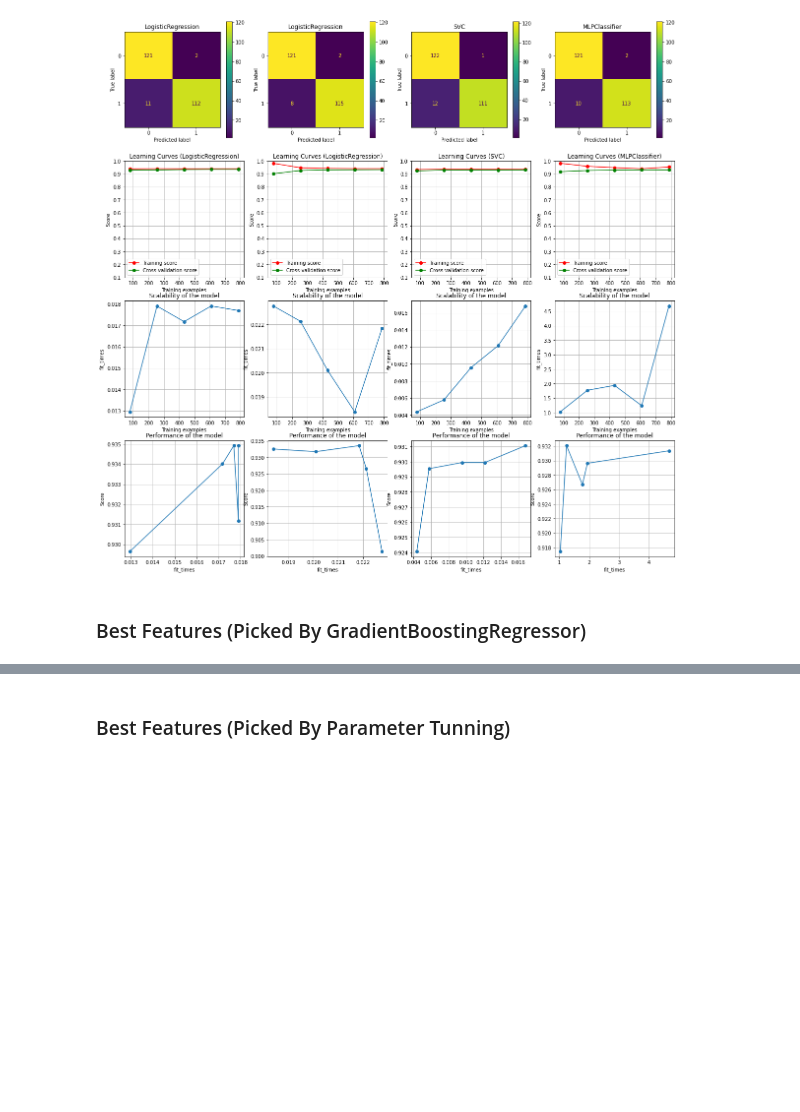
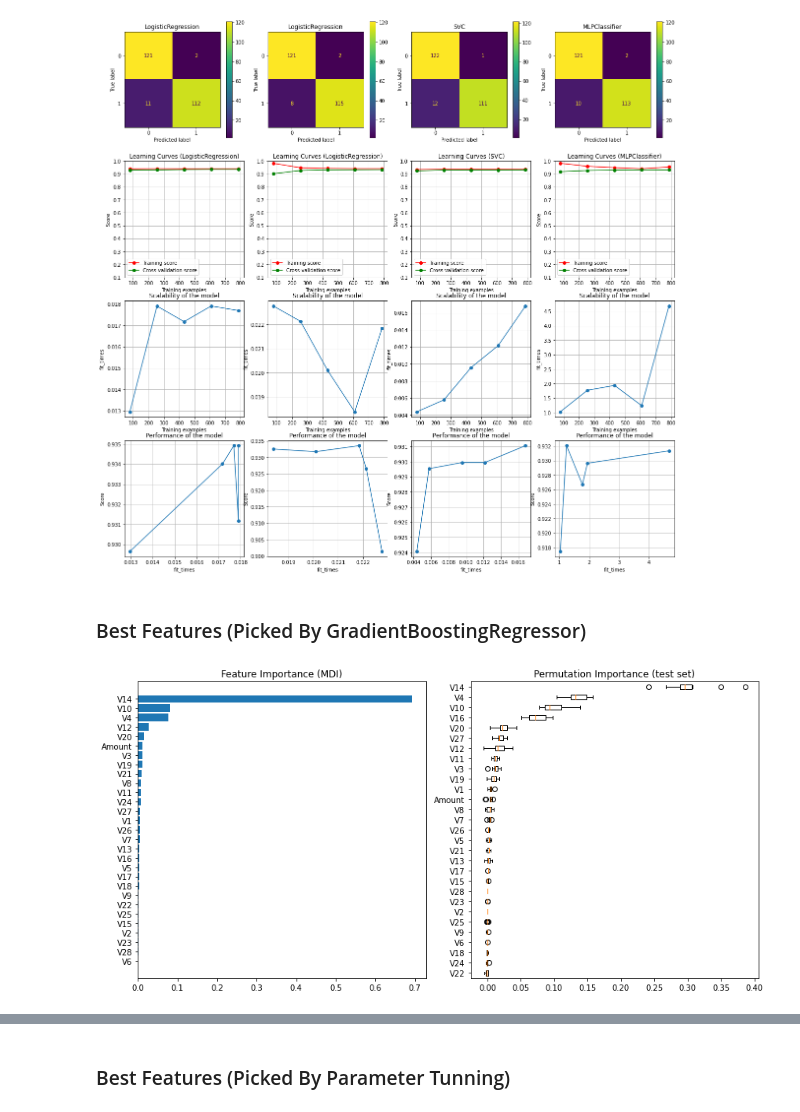
Before and after one commit to alexandreserras/Credit-Card-Fraud-Detection, a Jupyter notebook: Project.ipynb, the cells around one changed output, grey strips where cells are left out. Saved outputs shown, nothing was run; the diff lists cells and outputs as text; code cells hidden in the pictures; blank space fills up the shorter version.

```diff
--- a/Project.ipynb
+++ b/Project.ipynb
@@ -422,32 +422,36 @@ params = {
     "learning_rate": 0.01,
     "loss": "ls",
 }
+
+X_train, X_test, y_train, y_test = train_test_split(X, y, stratify = y)
 
 reg = GradientBoostingRegressor(**params)
 reg.fit(X_train, y_train)
 
 features = X.columns.values
 feature_importance = reg.feature_importances_
 sorted_idx = np.argsort(feature_importance)
 pos = np.arange(sorted_idx.shape[0]) + 0.5
 fig = plt.figure(figsize=(12, 6))
 plt.subplot(1, 2, 1)
 plt.barh(pos, feature_importance[sorted_idx], align="center")
 plt.yticks(pos, np.array(features)[sorted_idx])
 plt.title("Feature Importance (MDI)")
 
 result = permutation_importance(
     reg, X_test, y_test, n_repeats=10, random_state=42, n_jobs=2
 )
 sorted_idx = result.importances_mean.argsort()
 plt.subplot(1, 2, 2)
 plt.boxplot(
     result.importances[sorted_idx].T,
     vert=False,
     labels=np.array(features)[sorted_idx],
 )
 plt.title("Permutation Importance (test set)")
 fig.tight_layout()
 plt.show()
+# %% [output]
+[figure, added]
 # %%
 compare_classifiers(clfs, X[['V14']], y)
```
Also changed, not shown: parts of 5 cells of this notebook.
